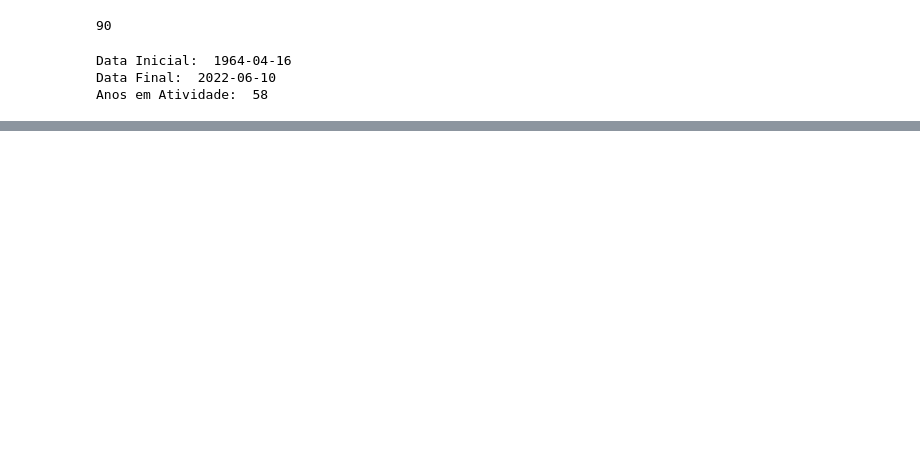
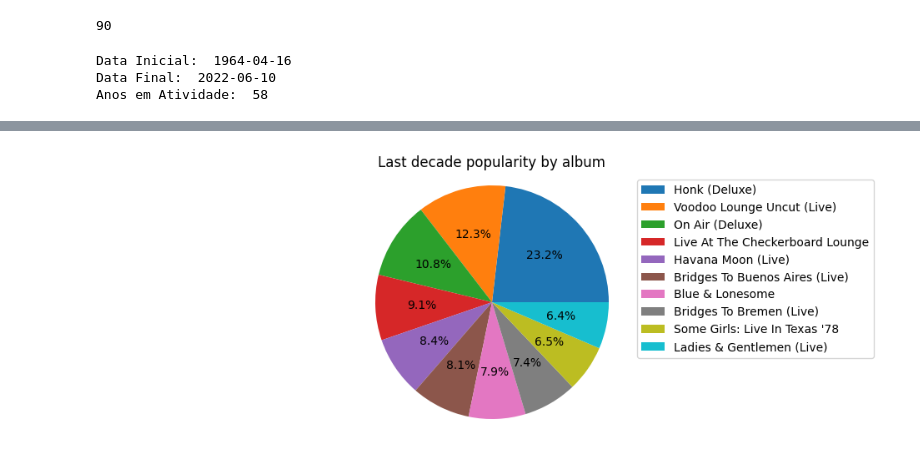
Before and after one commit to edupmon/fiap, a Jupyter notebook: pos-tech/data-analytics/fase-2/02-analise-exploratoria-de-dados-eda/aula-2/eda.ipynb, the cells around one changed output, grey strips where cells are left out. Drawn from its saved outputs; the diff is of its cells as text; code cells hidden in the pictures; blank space fills up the shorter version.

```diff
--- a/pos-tech/data-analytics/fase-2/02-analise-exploratoria-de-dados-eda/aula-2/eda.ipynb
+++ b/pos-tech/data-analytics/fase-2/02-analise-exploratoria-de-dados-eda/aula-2/eda.ipynb
@@ -126,0 +216,4 @@ Anos em Atividade:  58
+# %%
+last_decade = df[df['release_date'].between(pd.to_datetime('2011'),
+                                           pd.to_datetime('2020'))]
+last_decade.head()
@@ -126,0 +227,7 @@ Anos em Atividade:  58
+# %%
+last_decade_popularity = last_decade.groupby('album')['popularity']\
+                                    .sum().sort_values(ascending=False)\
+                                    .head(10)
+display(last_decade_popularity.head())
+print()
+last_decade_popularity.info()
@@ -126,0 +250,3 @@ Anos em Atividade:  58
+# %%
+pop_percent = last_decade_popularity / last_decade_popularity.sum() * 100
+pop_percent.head()
@@ -126,0 +261,13 @@ Anos em Atividade:  58
+# %%
+labels = pop_percent.index.tolist()
+percentages = pop_percent.values.tolist()
+
+fig, ax = plt.subplots(figsize=(12, 4))
+ax.pie(percentages, autopct='%1.1f%%')
+ax.axis('equal')
+
+plt.title('Last decade popularity by album')
+plt.legend(labels, loc='best')
+plt.show()
+# %% [output]
+[figure, added]
```
Also changed, not shown: parts of 16 cells of this notebook.
